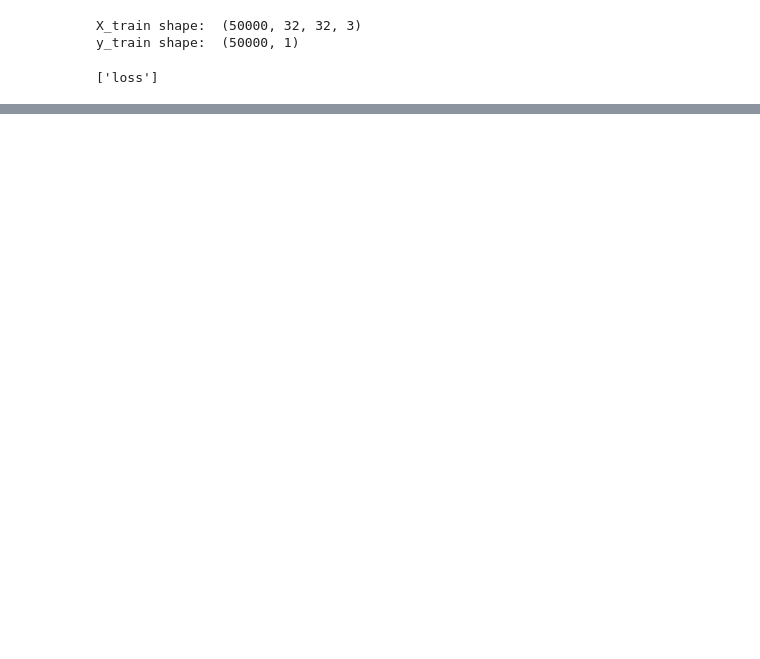
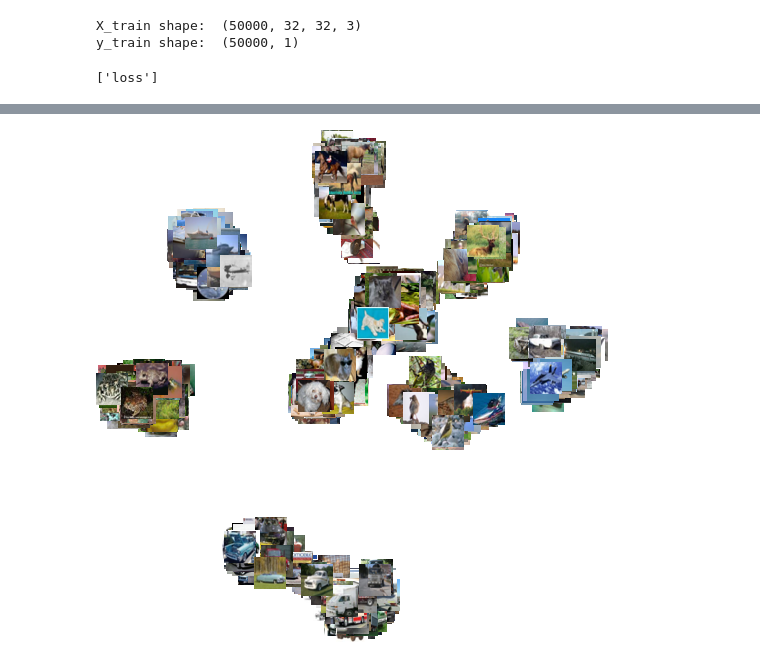
Before and after one commit to asterisk37n/deep-learning, a Jupyter notebook: triplet-loss/Tripletloss_CIFAR-10.ipynb, the cells around one changed output, grey strips where cells are left out. Cells and saved outputs as stored; diff of their text form; code cells hidden in the pictures; blank space fills up the shorter version.

```diff
--- a/triplet-loss/Tripletloss_CIFAR-10.ipynb
+++ b/triplet-loss/Tripletloss_CIFAR-10.ipynb
@@ -374,0 +387,4 @@ plt.show()
+# %%
+IPython.display.Image(filename='img/100-1.015.png')
+# %% [output]
+[figure, added]
```
Also changed, not shown: parts of 12 cells of this notebook.
